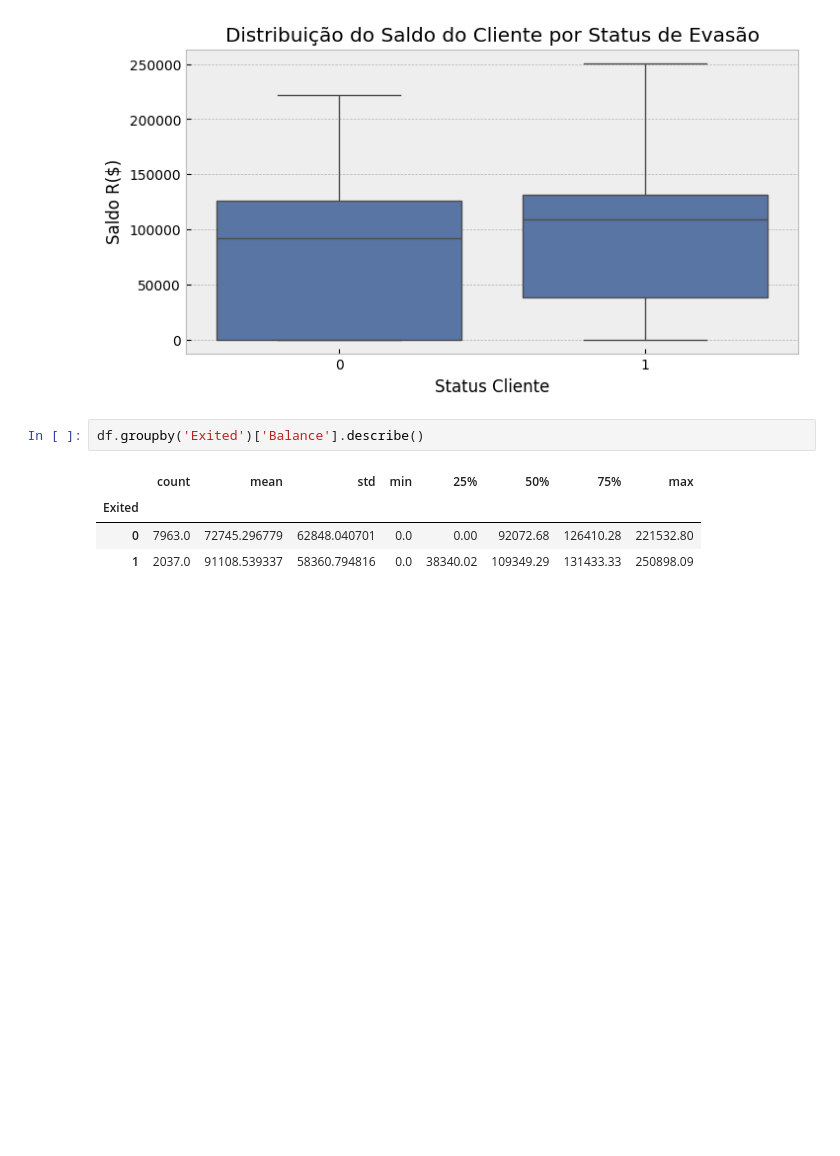
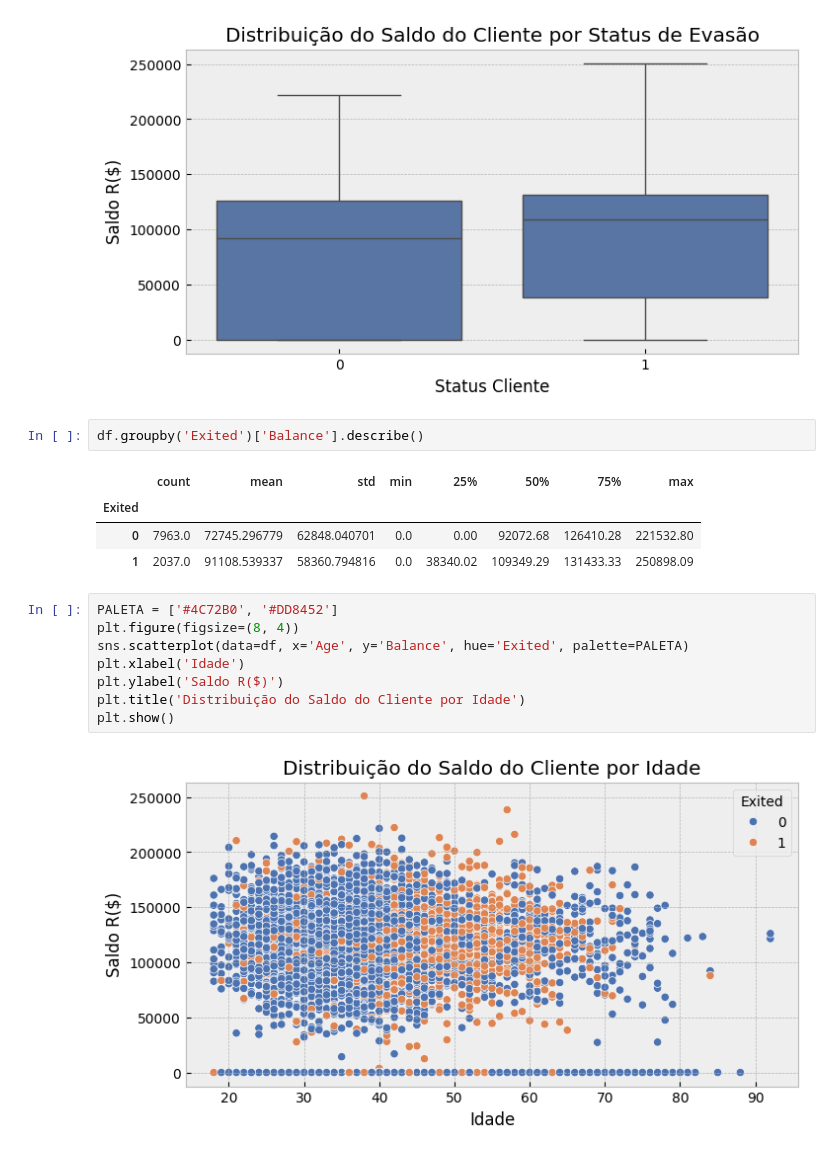
Before and after one commit to dusouza01/Modelagem-de-Churn, a Jupyter notebook: Portifolio_Churn_Modelling.ipynb, the cells around one changed output. Saved outputs shown, nothing was run; the diff lists cells and outputs as text; blank space fills up the shorter version.

```diff
--- a/Portifolio_Churn_Modelling.ipynb
+++ b/Portifolio_Churn_Modelling.ipynb
@@ -426,3 +426,13 @@ df.groupby('Exited')['Balance'].describe()
 | Exited |  |  |  |  |  |  |  |  |
 | 0 | 7963.0 | 72745.296779 | 62848.040701 | 0.0 | 0.00 | 92072.68 | 126410.28 | 221532.80 |
 | 1 | 2037.0 | 91108.539337 | 58360.794816 | 0.0 | 38340.02 | 109349.29 | 131433.33 | 250898.09 |
+# %%
+PALETA = ['#4C72B0', '#DD8452']
+plt.figure(figsize=(8, 4))
+sns.scatterplot(data=df, x='Age', y='Balance', hue='Exited', palette=PALETA)
+plt.xlabel('Idade')
+plt.ylabel('Saldo R($)')
+plt.title('Distribuição do Saldo do Cliente por Idade')
+plt.show()
+# %% [output]
+[figure, added]
```
Also changed, not shown: parts of 12 cells of this notebook.
